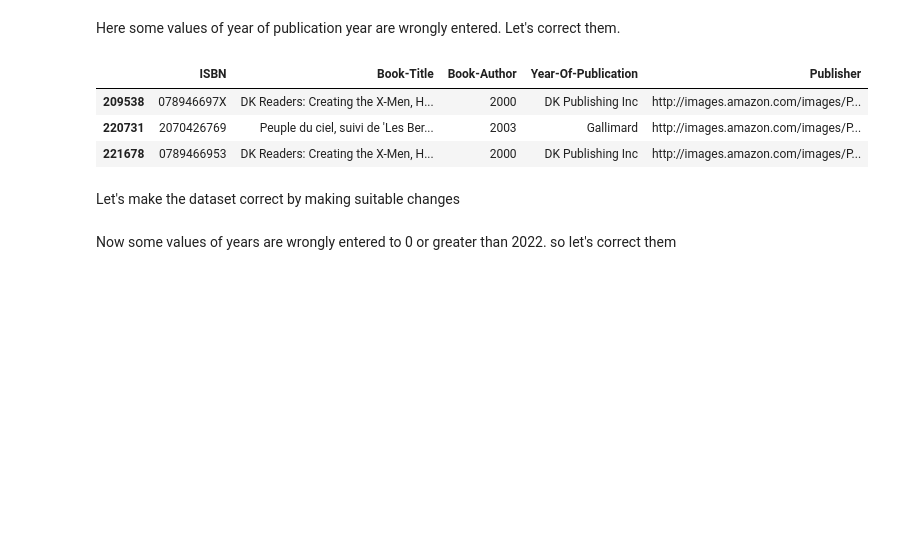
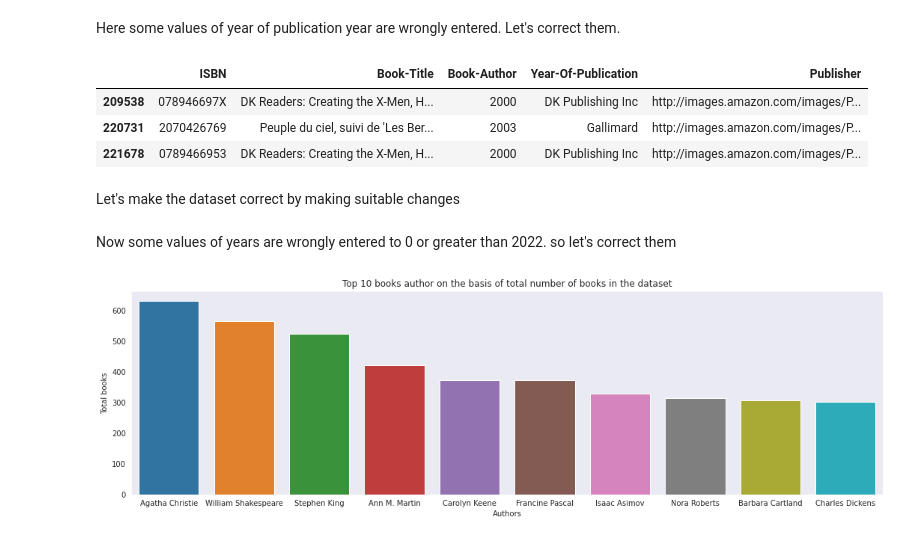
Before and after one commit to shubham-bhadouria/Book-Recommender-System, a Jupyter notebook: Book_Recommender_System.ipynb, the cells around one changed output. Saved outputs shown, nothing was run; the diff lists cells and outputs as text; code cells hidden in the pictures; blank space fills up the shorter version.

```diff
--- a/Book_Recommender_System.ipynb
+++ b/Book_Recommender_System.ipynb
@@ -177,3 +177,14 @@ Now some values of years are wrongly entered to 0 or greater than 2022. so let's
 books['Year-Of-Publication'] = books['Year-Of-Publication'].astype(int)     # converting datatype of publication year column to integer from string
 books['Year-Of-Publication'] = np.where(books['Year-Of-Publication']>2022 , books['Year-Of-Publication'].median(),books['Year-Of-Publication'])        # replacing the values of publication year to median value where the publication year is greater than 2022.
 books['Year-Of-Publication'] = np.where(books['Year-Of-Publication']== 0 , books['Year-Of-Publication'].median(),books['Year-Of-Publication'])         # replacing the values of publication year to median value where the publication year is 0.
+# %%
+# Top 10 books author on the basis of total number of books in the dataset
+sns.set_style('dark')
+fig = plt.subplots(figsize=(18, 5))
+sns.barplot(data= books['Book-Author'].value_counts()[0:10].reset_index(), x='index', y = 'Book-Author')
+plt.title('Top 10 books author on the basis of total number of books in the dataset')
+plt.ylabel('Total books')
+plt.xlabel('Authors')
+plt.show()
+# %% [output]
+[figure, added]
```
Also changed, not shown: parts of 4 cells of this notebook.
